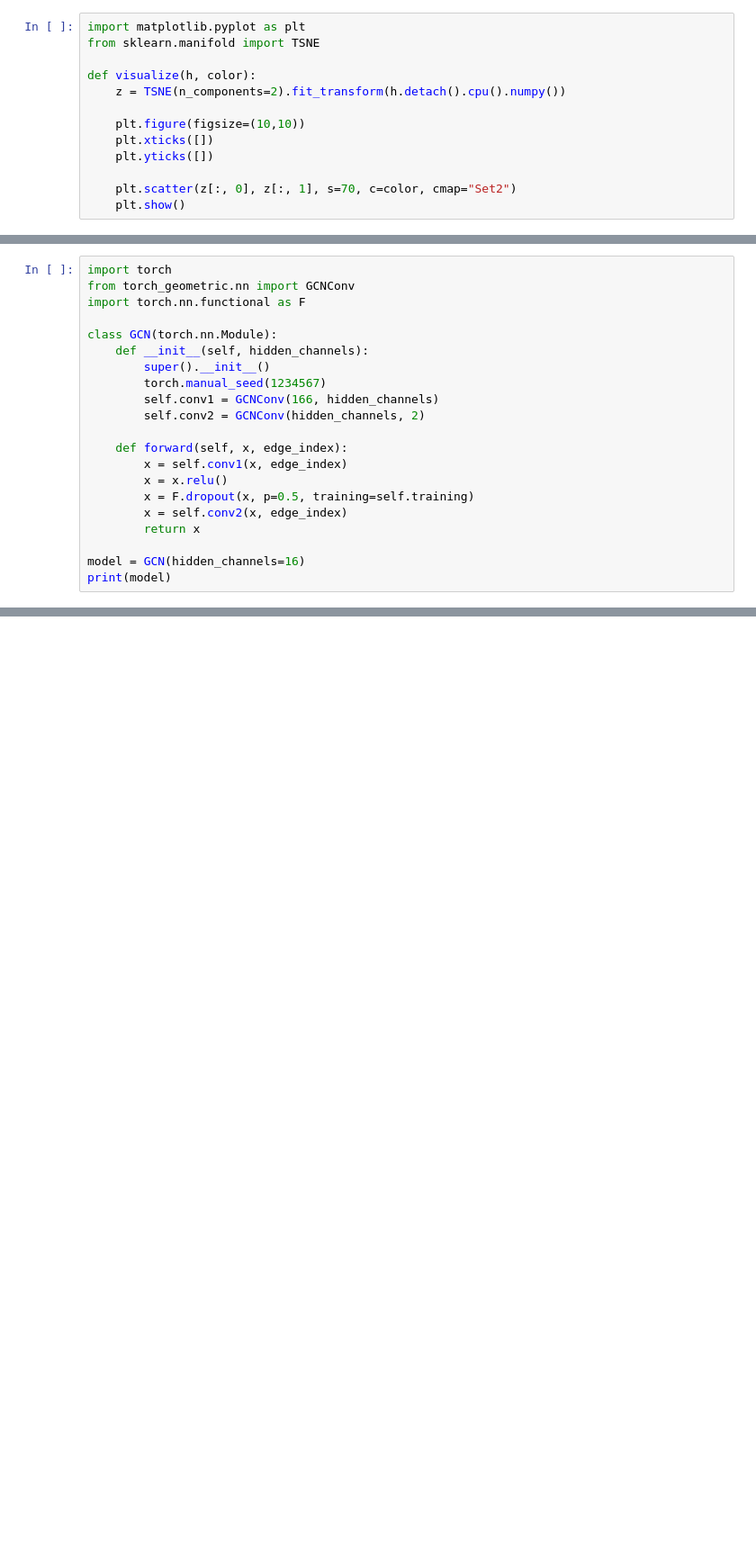
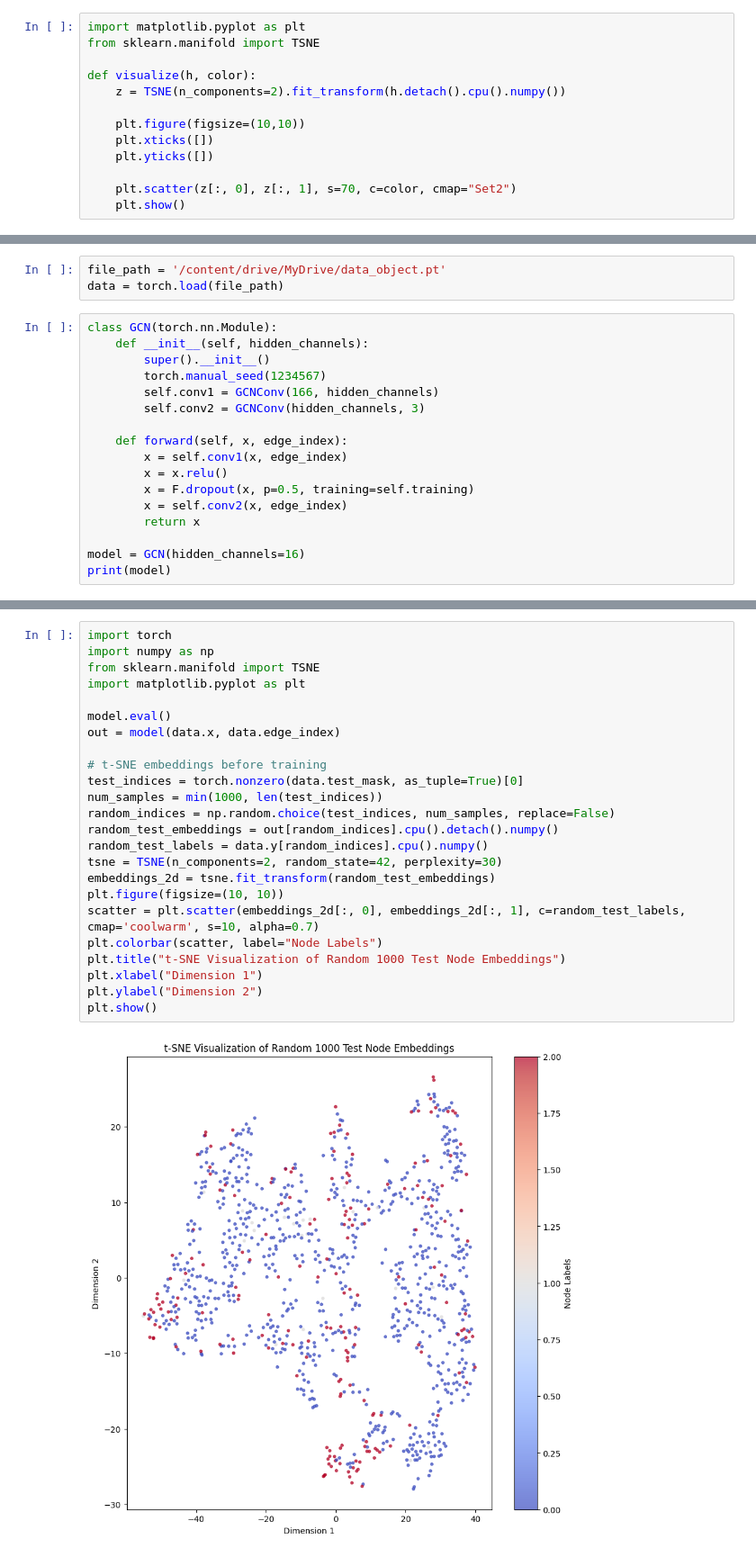
Before and after one commit to setliu22/gcn, a Jupyter notebook: analysis.ipynb, the cells around one changed output, grey strips where cells are left out. Shown at 90% size. Cells and saved outputs as stored; diff of their text form; blank space fills up the shorter version.

Commit message:
Completed training and finished visualizations

```diff
--- a/analysis.ipynb
+++ b/analysis.ipynb
@@ -21,14 +46,13 @@ data = torch.load(file_path)
+# %%
+file_path = '/content/drive/MyDrive/data_object.pt'
+data = torch.load(file_path)
 # %%
-import torch
-from torch_geometric.nn import GCNConv
-import torch.nn.functional as F
-
 class GCN(torch.nn.Module):
     def __init__(self, hidden_channels):
         super().__init__()
         torch.manual_seed(1234567)
         self.conv1 = GCNConv(166, hidden_channels)
-        self.conv2 = GCNConv(hidden_channels, 2)
+        self.conv2 = GCNConv(hidden_channels, 3)
 
     def forward(self, x, edge_index):
         x = self.conv1(x, edge_index)
@@ -52,0 +71,26 @@ visualize(out, color=data.y)
+# %%
+import torch
+import numpy as np
+from sklearn.manifold import TSNE
+import matplotlib.pyplot as plt
+
+model.eval()
+out = model(data.x, data.edge_index)
+
+# t-SNE embeddings before training
+test_indices = torch.nonzero(data.test_mask, as_tuple=True)[0]
+num_samples = min(1000, len(test_indices))
+random_indices = np.random.choice(test_indices, num_samples, replace=False)
+random_test_embeddings = out[random_indices].cpu().detach().numpy()
+random_test_labels = data.y[random_indices].cpu().numpy()
+tsne = TSNE(n_components=2, random_state=42, perplexity=30)
+embeddings_2d = tsne.fit_transform(random_test_embeddings)
+plt.figure(figsize=(10, 10))
+scatter = plt.scatter(embeddings_2d[:, 0], embeddings_2d[:, 1], c=random_test_labels, cmap='coolwarm', s=10, alpha=0.7)
+plt.colorbar(scatter, label="Node Labels")
+plt.title("t-SNE Visualization of Random 1000 Test Node Embeddings")
+plt.xlabel("Dimension 1")
+plt.ylabel("Dimension 2")
+plt.show()
+# %% [output]
+[figure, added]
```
Also changed, not shown: parts of 9 cells of this notebook.
